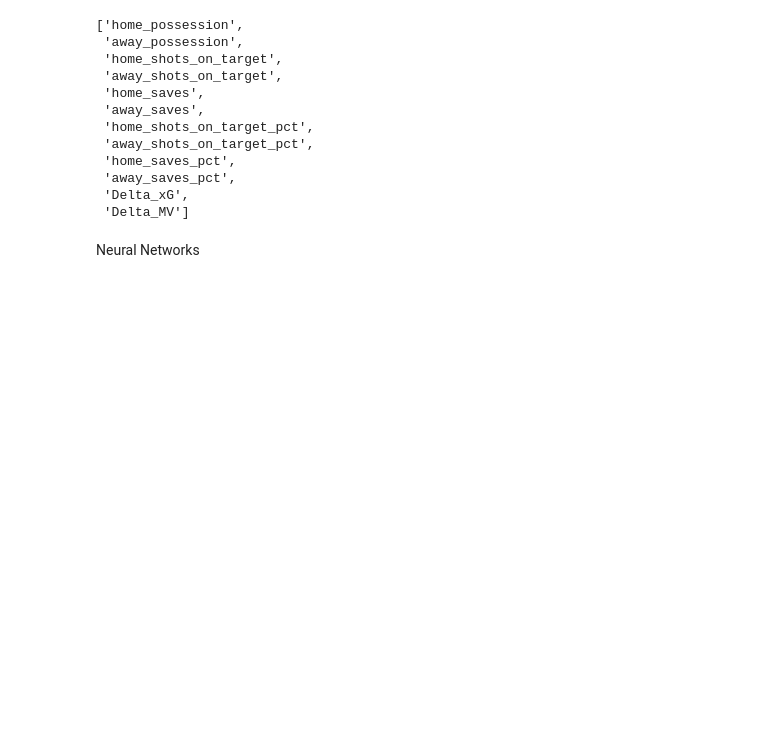
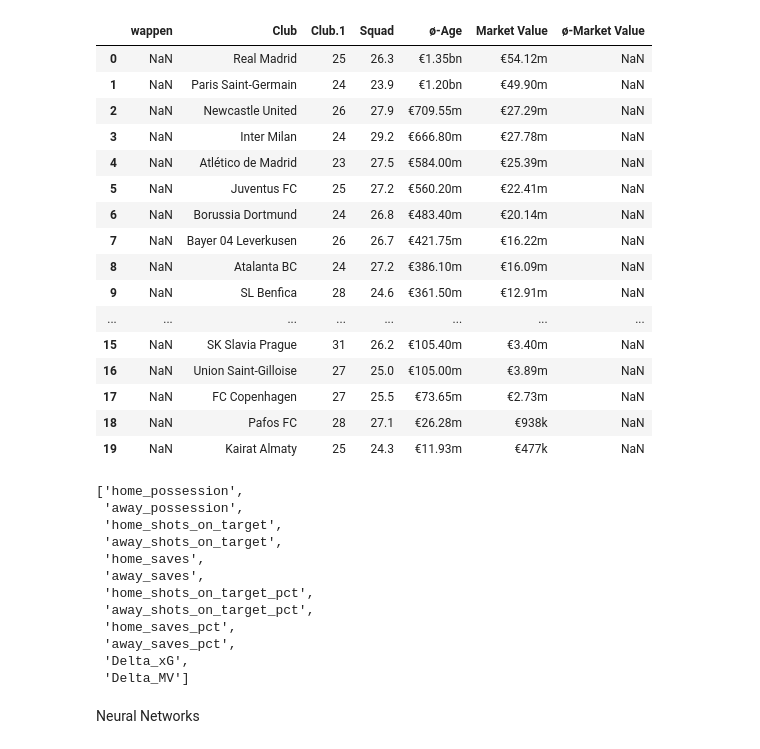
Before and after one commit to hoang2111/ucl-prediction-neural_network-vs-XGBoost, a Jupyter notebook: predicting_UCL_neural_network_vs_XGBoost_with_cv.ipynb, the cells around one changed output. Drawn from its saved outputs; the diff is of its cells as text; code cells hidden in the pictures; blank space fills up the shorter version.

```diff
--- a/predicting_UCL_neural_network_vs_XGBoost_with_cv.ipynb
+++ b/predicting_UCL_neural_network_vs_XGBoost_with_cv.ipynb
@@ -58,24 +104,45 @@ merged_df = df.merge(
 merged_df = merged_df.dropna(subset=['Delta_xG'])
 merged_df['result'] = merged_df['result'].astype(int)
 # %%
+# extracting the market values of teams in UEFA Champions League
 import pandas as pd
 import requests
 
 url = 'https://www.transfermarkt.us/uefa-champions-league/teilnehmer/pokalwettbewerb/CL'
 
 # 1. Define a header to look like a real browser
 headers = {
     'User-Agent': 'Mozilla/5.0 (Windows NT 10.0; Win64; x64) AppleWebKit/537.36 (KHTML, like Gecko) Chrome/115.0.0.0 Safari/537.36'
 }
 
 # 2. Fetch the page content
 response = requests.get(url, headers=headers)
 
 # 3. Pass the raw HTML string into pandas
 # Note: read_html returns a list of all tables found on the page
 tables = pd.read_html(response.text)
 
 market_values = pd.concat([tables[1], tables[2]], axis=0)
+
+market_values
+# %% [output]
+|  | wappen | Club | Club.1 | Squad | ø-Age | Market Value | ø-Market Value |
+| 0 | NaN | Real Madrid | 25 | 26.3 | €1.35bn | €54.12m | NaN |
+| 1 | NaN | Paris Saint-Germain | 24 | 23.9 | €1.20bn | €49.90m | NaN |
+| 2 | NaN | Newcastle United | 26 | 27.9 | €709.55m | €27.29m | NaN |
+| 3 | NaN | Inter Milan | 24 | 29.2 | €666.80m | €27.78m | NaN |
+| 4 | NaN | Atlético de Madrid | 23 | 27.5 | €584.00m | €25.39m | NaN |
+| 5 | NaN | Juventus FC | 25 | 27.2 | €560.20m | €22.41m | NaN |
+| 6 | NaN | Borussia Dortmund | 24 | 26.8 | €483.40m | €20.14m | NaN |
+| 7 | NaN | Bayer 04 Leverkusen | 26 | 26.7 | €421.75m | €16.22m | NaN |
+| 8 | NaN | Atalanta BC | 24 | 27.2 | €386.10m | €16.09m | NaN |
+| 9 | NaN | SL Benfica | 28 | 24.6 | €361.50m | €12.91m | NaN |
+| ... | ... | ... | ... | ... | ... | ... | ... |
+| 15 | NaN | SK Slavia Prague | 31 | 26.2 | €105.40m | €3.40m | NaN |
+| 16 | NaN | Union Saint-Gilloise | 27 | 25.0 | €105.00m | €3.89m | NaN |
+| 17 | NaN | FC Copenhagen | 27 | 25.5 | €73.65m | €2.73m | NaN |
+| 18 | NaN | Pafos FC | 28 | 27.1 | €26.28m | €938k | NaN |
+| 19 | NaN | Kairat Almaty | 25 | 24.3 | €11.93m | €477k | NaN |
 # %%
 merged_df['home_team'] = merged_df['home_team'].apply(lambda x: find_best_match(x, merged_df['away_team'].unique()))
 # %%
```
Also changed, not shown: parts of 11 cells of this notebook.
